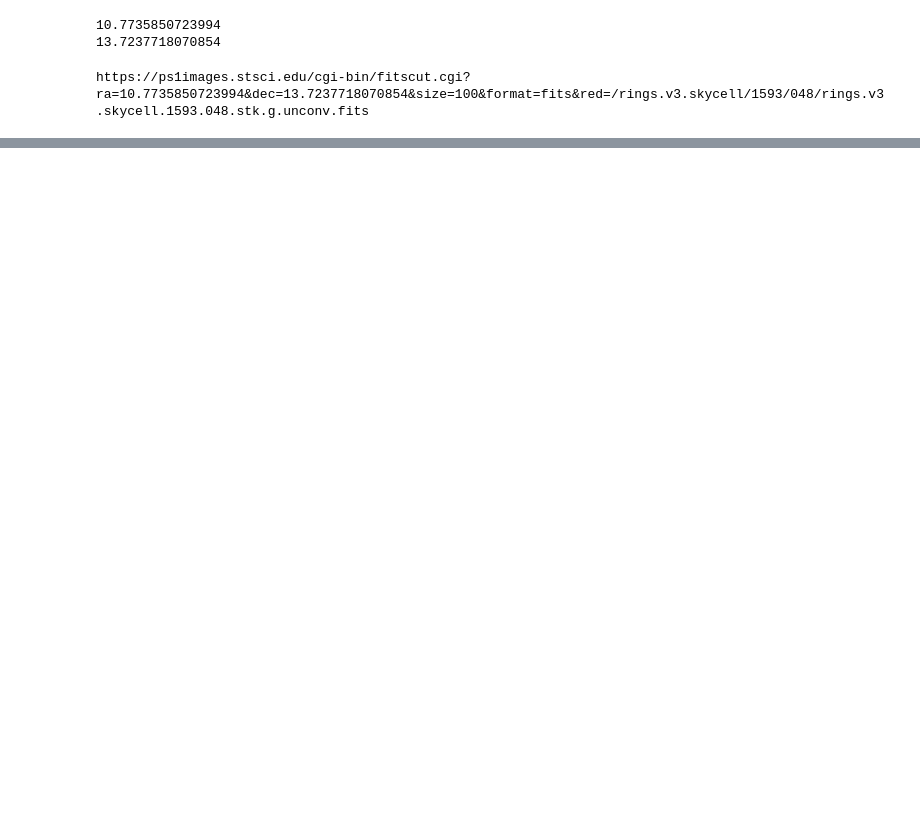
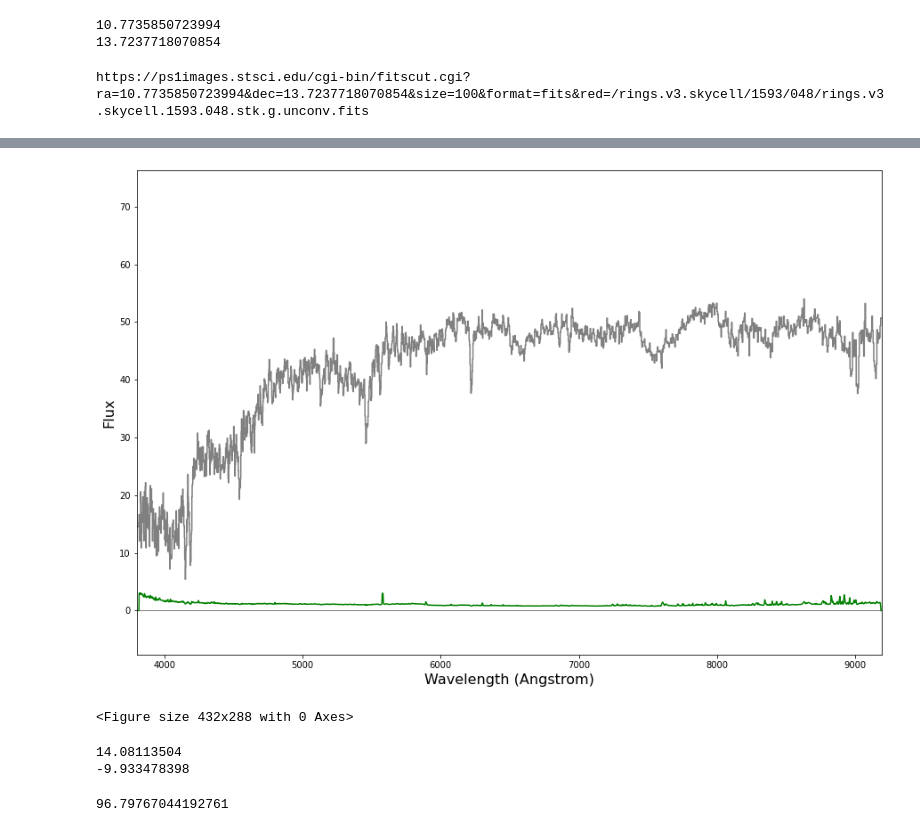
Before and after one commit to samw187/spectra, a Jupyter notebook: Untitled.ipynb, the cells around one changed output, grey strips where cells are left out. Drawn from its saved outputs; the diff is of its cells as text; code cells hidden in the pictures; blank space fills up the shorter version.

```diff
--- a/Untitled.ipynb
+++ b/Untitled.ipynb
@@ -91,0 +201,31 @@ https://ps1images.stsci.edu/cgi-bin/fitscut.cgi?ra=10.7735850723994&dec=13.72377
+# %%
+import scipy
+spectra = newspec.flux
+specerr = newspec.sig
+origspec = spectra
+origerrs = specerr
+        #testspec = np.delete(spectra[i], [766,767,768,769,770])
+        #testerrs = np.delete(specerr[i], [766,767,768,769,770])
+        #lmbtest = np.delete(newwave, [766,767,768,769,770])
+        #f = interp1d(lmbtest, testspec)
+        #g = interp1d(lmbtest, testerrs)
+        #origspec = f(newwave)
+        #besterrs = g(newwave)
+contspec = scipy.ndimage.median_filter(origspec, size=5)
+conterrs = scipy.ndimage.median_filter(specerr, size=5)
+for n in range(766, 771):
+    origspec[n] = contspec[n]
+    origerrs[n] = conterrs[n]
+mspec = XSpectrum1D(newwave, np.array(origspec), np.array(origerrs))
+plt.figure(figsize = (15,10))
+mspec.plot()
+plt.savefig('/cosma5/data/durham/dc-will10/skyfree_spec.eps', format='eps')
+# %% [output]
+[figure, added]
+<Figure size 432x288 with 0 Axes>
+# %%
+print(ra[i])
+print(dec[i])
+# %% [output]
+14.08113504
+-9.933478398
@@ -91,0 +237,4 @@ https://ps1images.stsci.edu/cgi-bin/fitscut.cgi?ra=10.7735850723994&dec=13.72377
+# %%
+print(flux)
+# %% [output]
+96.79767044192761
```
Also changed, not shown: parts of 8 cells of this notebook, 9 other files.
